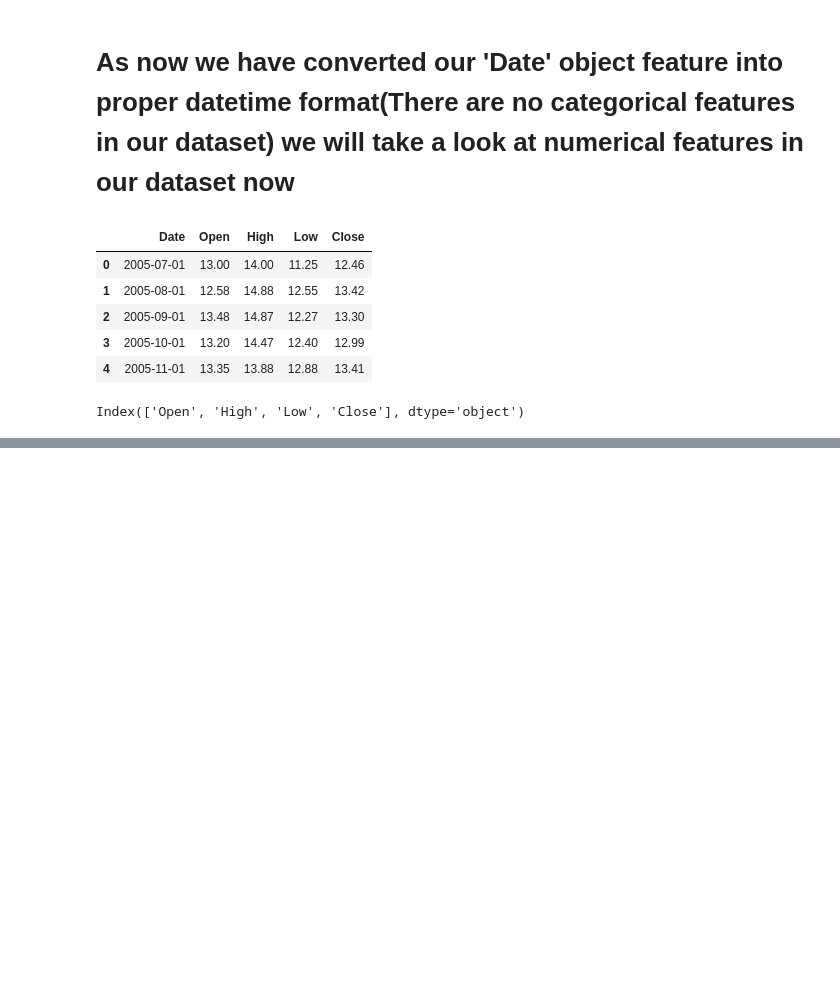
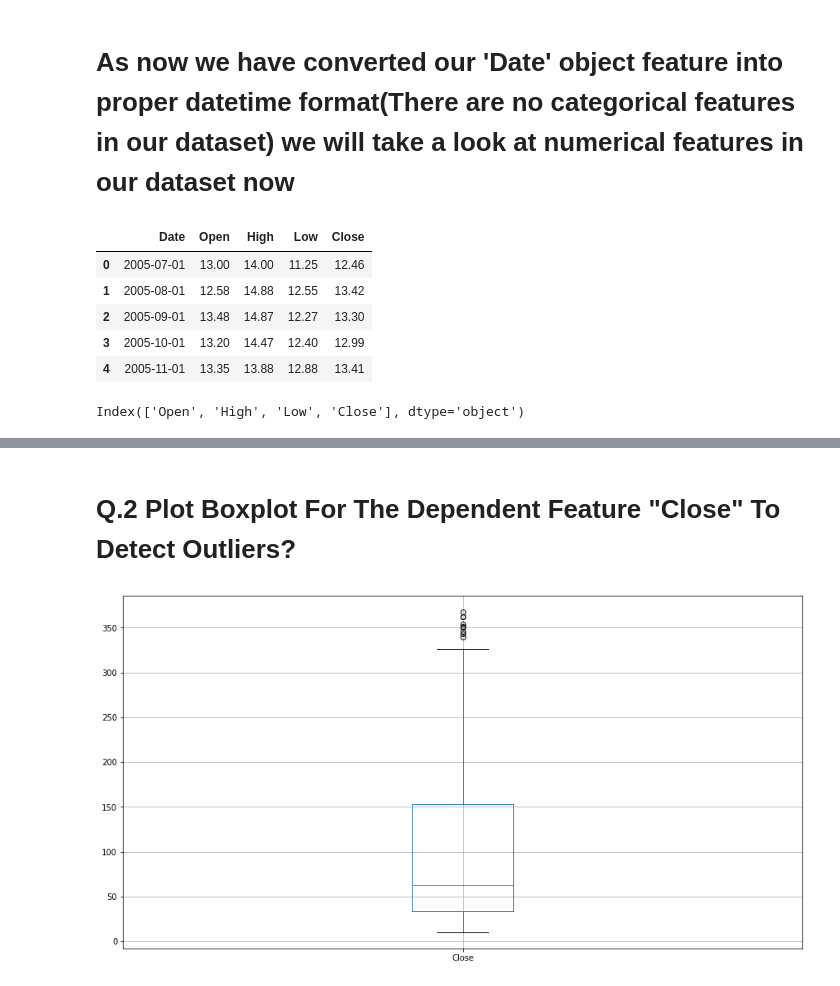
Before and after one commit to Adityasingh3008/YES-BANK-STOCK-CLOSING-PRICE-PREDICTION, a Jupyter notebook: Individual_Notebook_YES_BANK_STOCK_PRICE_PREDICTION_(Capstone_Project_2).ipynb, the cells around one changed output, grey strips where cells are left out. Cells and saved outputs as stored; diff of their text form; code cells hidden in the pictures; blank space fills up the shorter version.

```diff
--- a/Individual_Notebook_YES_BANK_STOCK_PRICE_PREDICTION_(Capstone_Project_2).ipynb
+++ b/Individual_Notebook_YES_BANK_STOCK_PRICE_PREDICTION_(Capstone_Project_2).ipynb
@@ -222,0 +262,9 @@ Index(['Open', 'High', 'Low', 'Close'], dtype='object')
+# %% [markdown]
+# **Q.2 Plot Boxplot For The Dependent Feature "Close" To Detect Outliers?**
+# %%
+# Boxplot For Dependent Feature "Close"
+plt.figure(figsize=(15,8))
+dataset.boxplot('Close')
+plt.show()
+# %% [output]
+[figure, added]
```
Also changed, not shown: parts of 23 cells of this notebook.
